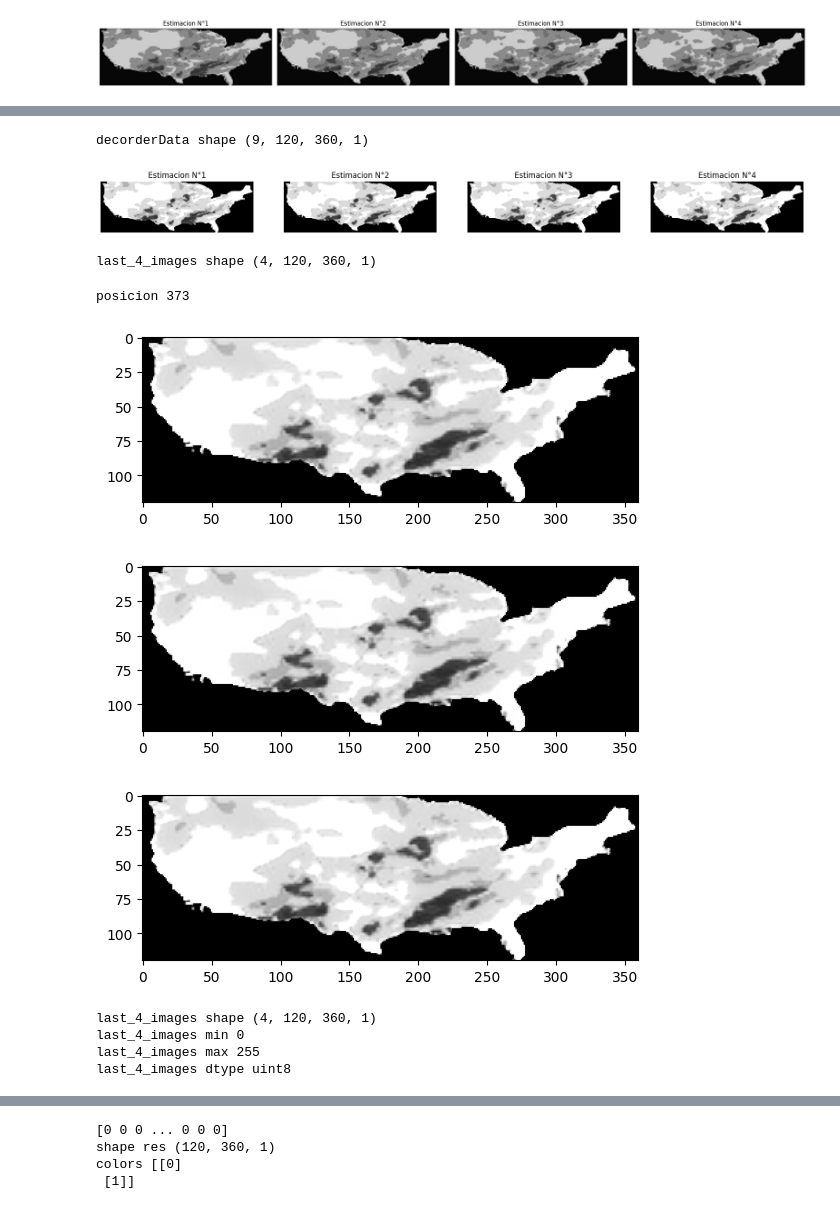
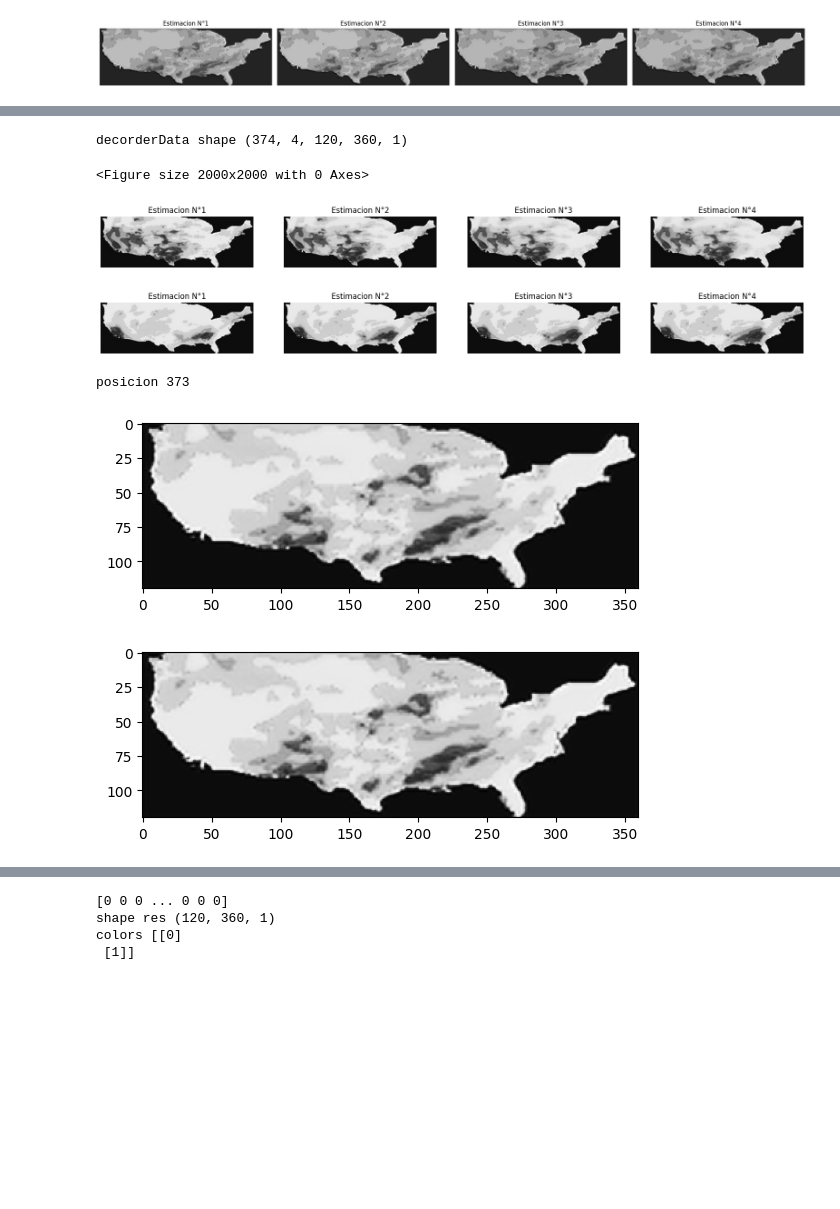
Before and after one commit to SahirReyes30/AutoencoderConvLSTMFiltros, a Jupyter notebook: Paso4DecodificarEstimacion.ipynb, the cells around one changed output, grey strips where cells are left out. Saved outputs shown, nothing was run; the diff lists cells and outputs as text; code cells hidden in the pictures; blank space fills up the shorter version.

Commit message:
Archivo base y actualizacion de links

```diff
--- a/Paso4DecodificarEstimacion.ipynb
+++ b/Paso4DecodificarEstimacion.ipynb
@@ -20,5 +13,12 @@ linkDecodificador = "/media/mccdual2080/Almacenamiengto/SahirProjects/SahirReyes
+# %%
+link = "Resultados/ResultadoCompleto/V3"
+linkGuardadoDecoder = "Resultados/ResultadoCompleto/V3"
+
+archivoData = "PredictionsConvolutionLSTM_forecast_60_180_EspacioLatente_w10.npy"
+linkDecodificador = "Resultados/ResultadoCompleto/V3/Decoder.h5"
 # %%
-data = np.load(link+archivoData)
+data = np.load("Resultados/ResultadoCompleto/V3/PredictionsConvolutionLSTM_forecast_60_180_EspacioLatente_w10.npy")
+#data = data/255
 print("data" , link+archivoData)
 print("data shape",data.shape)
 # %% [output]
@@ -125,5 +125,5 @@ result N° 372 shape (4, 120, 360, 1)
 result N° 373 shape (4, 120, 360, 1)
 # %%
-print("decorderData shape",decorderData.shape)
+print("decorderData shape",results.shape)
 # %% [output]
-decorderData shape (9, 120, 360, 1)
+decorderData shape (374, 4, 120, 360, 1)
@@ -130,11 +132,30 @@ decorderData shape (9, 120, 360, 1)
+# %%
+
+
+fig = plt.figure(figsize=(20,20))
+r = 3
+c = 4
+ac = 1
+pos = 300
+
+fig = plt.figure(figsize=(20,20))
+for i in range(horizon):
+    ax = fig.add_subplot(r, c, ac)
+    ax.imshow(results[pos,i], cmap='gray')
+    ax.axis('off')
+    ax.set_title('Estimacion N°{}'.format(i+1))
+    ac += 1
+# %% [output]
+<Figure size 2000x2000 with 0 Axes>
+[figure, added]
 # %%
 #show ech decoded image
 fig = plt.figure(figsize=(20,20))
 for i in range(horizon):
     ax = fig.add_subplot(r, c, ac)
-    ax.imshow(decorderData[i], cmap='gray')
+    ax.imshow(results[i][0], cmap='gray')
     ax.axis('off')
     ax.set_title('Estimacion N°{}'.format(i+1))
     ac += 1
 # %% [output]
-[figure, old version]
+[figure, new version]
@@ -145,32 +162,12 @@ np.save("Resultados/DataDecodificada/V1/decodedData.npy",last_4_images)
-# %%
-#prueba uint8 last_4_images
-last_4_images = last_4_images*255
-last_4_images = last_4_images.astype(np.uint8)
-print("last_4_images shape",last_4_images.shape)
-# %% [output]
-last_4_images shape (4, 120, 360, 1)
 # %%
 #mostrar la primer imagen
 print("posicion", pos)
 plt.imshow(decorderData[5], cmap='gray')
 plt.show()
-plt.imshow(last_4_images[0], cmap='gray')
-plt.show()
 plt.imshow(result[0], cmap='gray')
 plt.show()
 # %% [output]
 posicion 373
 [figure]
 [figure]
-[figure, removed]
-# %%
-print("last_4_images shape",last_4_images.shape)
-print("last_4_images min",np.min(last_4_images))
-print("last_4_images max",np.max(last_4_images))
-print("last_4_images dtype",last_4_images.dtype)
-# %% [output]
-last_4_images shape (4, 120, 360, 1)
-last_4_images min 0
-last_4_images max 255
-last_4_images dtype uint8
 # %%
```
Also changed, not shown: parts of 9 cells of this notebook, 4 other files.
